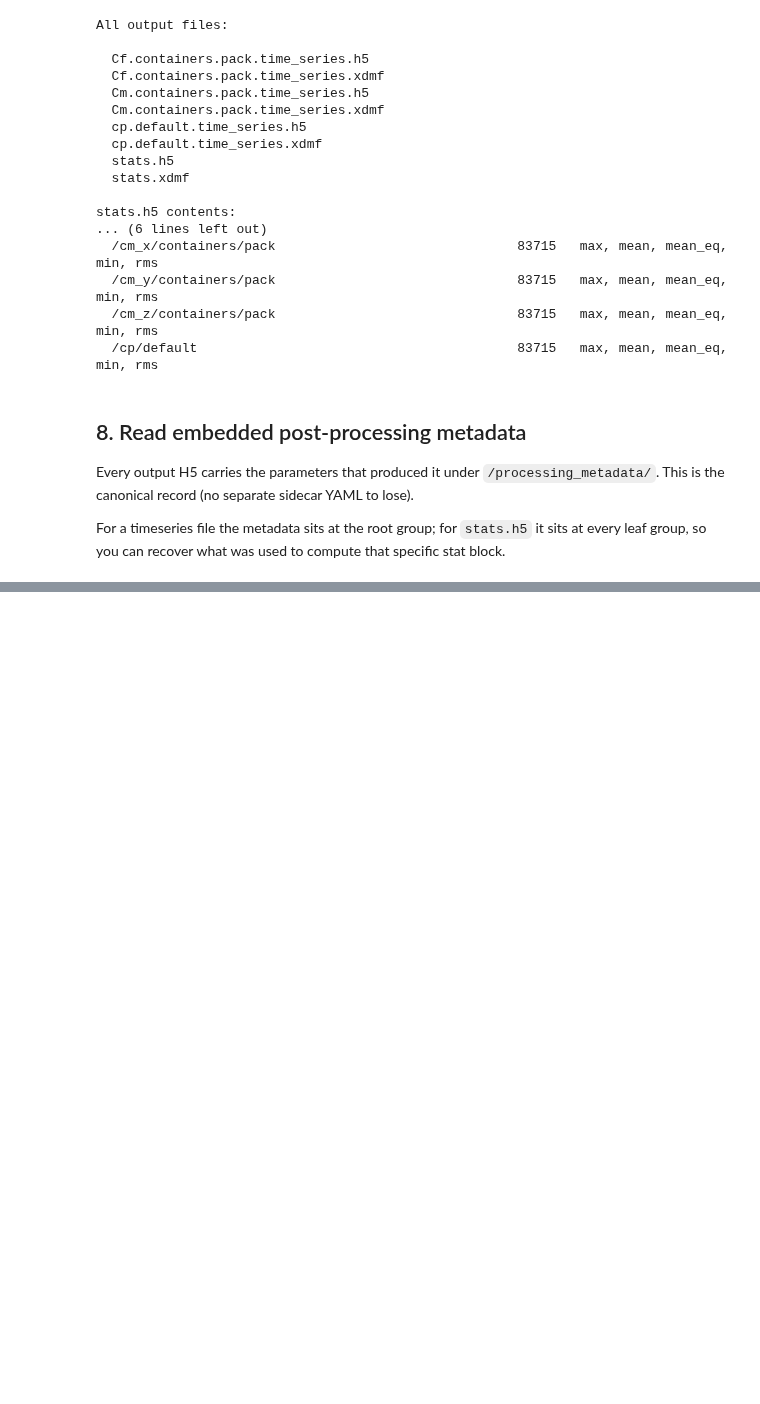
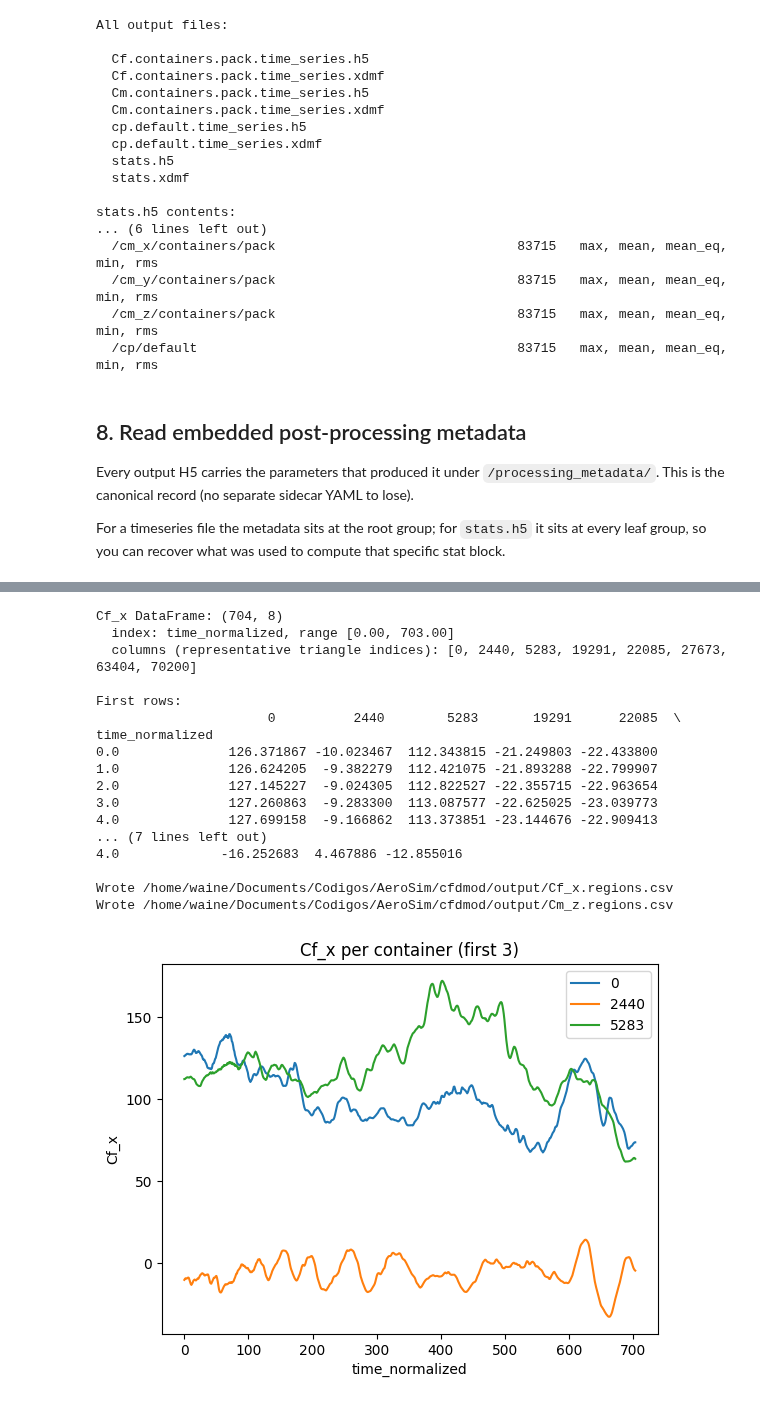
Before and after one commit to AeroSim-CFD/cfdmod, a Jupyter notebook: notebooks/process_container_pack.ipynb, the cells around one changed output, grey strips where cells are left out. Drawn from its saved outputs; the diff is of its cells as text; code cells hidden in the pictures; blank space fills up the shorter version.

```diff
--- a/notebooks/process_container_pack.ipynb
+++ b/notebooks/process_container_pack.ipynb
@@ -511,3 +517,51 @@ Cm-x stats group metadata
+# %%
+from cfdmod import plot_timeseries, read_timeseries_df, to_csv
+
+CF_TIMESERIES = OUTPUT / "Cf.containers.pack.time_series.h5"
+CM_TIMESERIES = OUTPUT / "Cm.containers.pack.time_series.h5"
+
+# One column per container (constant per region -> deduplicated by value).
+cf_x_df = read_timeseries_df(CF_TIMESERIES, "cf_x", regions=True)
+cm_z_df = read_timeseries_df(CM_TIMESERIES, "cm_z", regions=True)
+
+print(f"Cf_x DataFrame: {cf_x_df.shape}")
+print(f"  index: {cf_x_df.index.name}, range [{cf_x_df.index.min():.2f}, {cf_x_df.index.max():.2f}]")
+print(f"  columns (representative triangle indices): {list(cf_x_df.columns)}")
+print(f"\nFirst rows:")
+print(cf_x_df.head())
+
+# Drop straight to CSV for spreadsheets.
+to_csv(cf_x_df, OUTPUT / "Cf_x.regions.csv")
+to_csv(cm_z_df, OUTPUT / "Cm_z.regions.csv")
+print(f"\nWrote {OUTPUT / 'Cf_x.regions.csv'}")
+print(f"Wrote {OUTPUT / 'Cm_z.regions.csv'}")
+
+# Quick plot of the first three containers.
+ax = plot_timeseries(
+    cf_x_df,
+    columns=list(cf_x_df.columns)[:3],
+    title="Cf_x per container (first 3)",
+    ylabel="Cf_x",
+)
+# %% [output]
+Cf_x DataFrame: (704, 8)
+  index: time_normalized, range [0.00, 703.00]
+  columns (representative triangle indices): [0, 2440, 5283, 19291, 22085, 27673, 63404, 70200]
+
+First rows:
+                      0          2440        5283       19291      22085  \
+time_normalized
+0.0              126.371867 -10.023467  112.343815 -21.249803 -22.433800
+1.0              126.624205  -9.382279  112.421075 -21.893288 -22.799907
+2.0              127.145227  -9.024305  112.822527 -22.355715 -22.963654
+3.0              127.260863  -9.283300  113.087577 -22.625025 -23.039773
+4.0              127.699158  -9.166862  113.373851 -23.144676 -22.909413
+... (7 lines left out)
+4.0             -16.252683  4.467886 -12.855016
+
+Wrote /home/waine/Documents/Codigos/AeroSim/cfdmod/output/Cf_x.regions.csv
+Wrote /home/waine/Documents/Codigos/AeroSim/cfdmod/output/Cm_z.regions.csv
+[figure, added]
 # %% [markdown]
 ## 9. Open in ParaView
 
```
Also changed, not shown: parts of 5 cells of this notebook, 5 other files.
